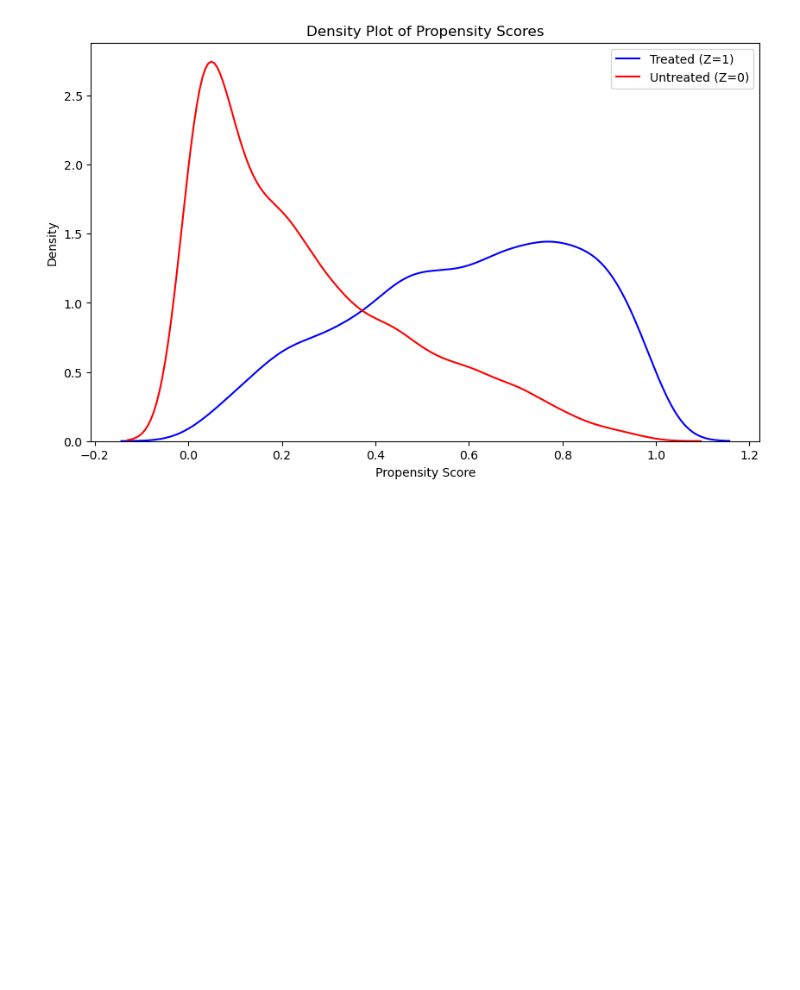
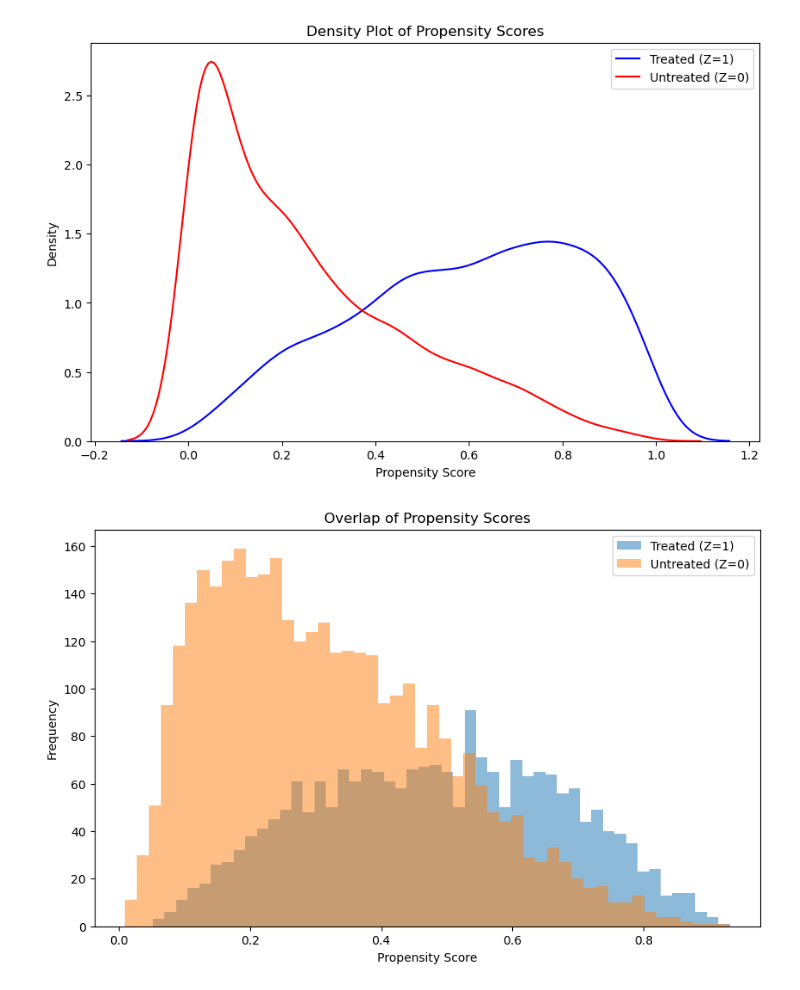
Before and after one commit to matcyr/midterm, a Jupyter notebook: siyao.ipynb, the cells around one changed output. Cells and saved outputs as stored; diff of their text form; code cells hidden in the pictures; blank space fills up the shorter version.

```diff
--- a/siyao.ipynb
+++ b/siyao.ipynb
@@ -87,5 +97,5 @@ df_continuous_imputed
 # %%
-df_binary = df_sub[binary_columns]
+df_binary = df_encoded[binary_columns]
 def binary_encode(df, column):
     unique_values = df[column].dropna().unique()
     if len(unique_values) == 2:
@@ -104,14 +108,0 @@ df_categorical_dummies = pd.get_dummies(df_categorical, dummy_na=True, drop_firs
-# %%
-## Modify the column names to suuit the statsmodels syntax
-def clean_column_names(columns):
-    cleaned_columns = [col.replace(" ", "_").replace("/", "_").replace("-", "_").replace("&", "and").replace("$", "").replace(">", "gt") for col in columns]
-    return cleaned_columns
-
-# Clean column names in each dataframe
-df_continuous_imputed.columns = clean_column_names(df_continuous_imputed.columns)
-df_binary.columns = clean_column_names(df_binary.columns)
-df_categorical_dummies.columns = clean_column_names(df_categorical_dummies.columns)
-
-continuous_vars = " + ".join(df_continuous_imputed.columns)
-binary_vars = " + ".join([f"C({col})" for col in df_binary.columns])
-categorical_dummies_vars = " + ".join(df_categorical_dummies.columns)
@@ -132,0 +109,9 @@ Name: sex, Length: 5735, dtype: object
+# %%
+df_categorical_dummies = categorical_columns_encoded
+# %%
+df_confounders_original = pd.concat([df_continuous_imputed, df_binary, df_categorical_dummies], axis=1)
+log_reg_original = LogisticRegression(max_iter=1000)
+log_reg_original.fit(df_confounders_original, Z)
+
+# Getting the propensity scores
+propensity_scores_original = log_reg_original.predict_proba(df_confounders_original)[:, 1]
@@ -201,3 +201,17 @@ plt.legend()
 plt.show()
 # %% [output]
 [figure]
+# %%
+treated_scores = propensity_scores_original[Z_bin == 1]
+untreated_scores = propensity_scores_original[Z_bin == 0]
+
+plt.figure(figsize=(10, 6))
+plt.hist(treated_scores, bins=50, alpha=0.5, label='Treated (Z=1)')
+plt.hist(untreated_scores, bins=50, alpha=0.5, label='Untreated (Z=0)')
+plt.xlabel('Propensity Score')
+plt.ylabel('Frequency')
+plt.title('Overlap of Propensity Scores')
+plt.legend()
+plt.show()
+# %% [output]
+[figure, added]
```
Also changed, not shown: parts of 22 cells of this notebook.
